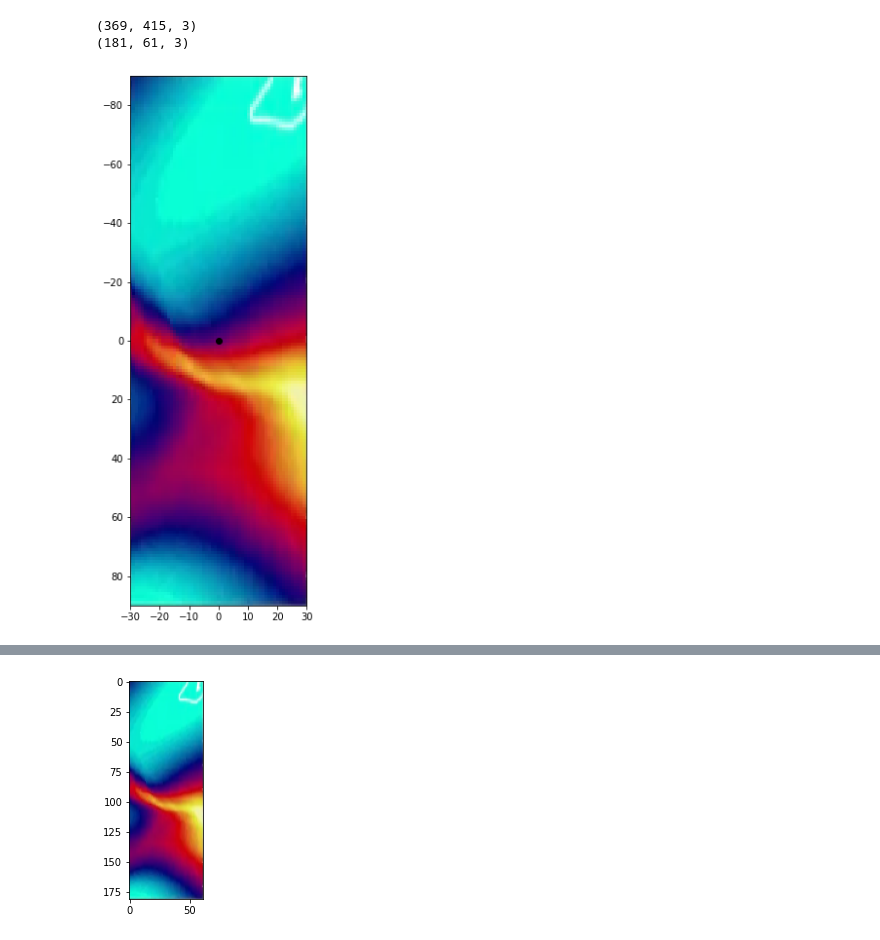
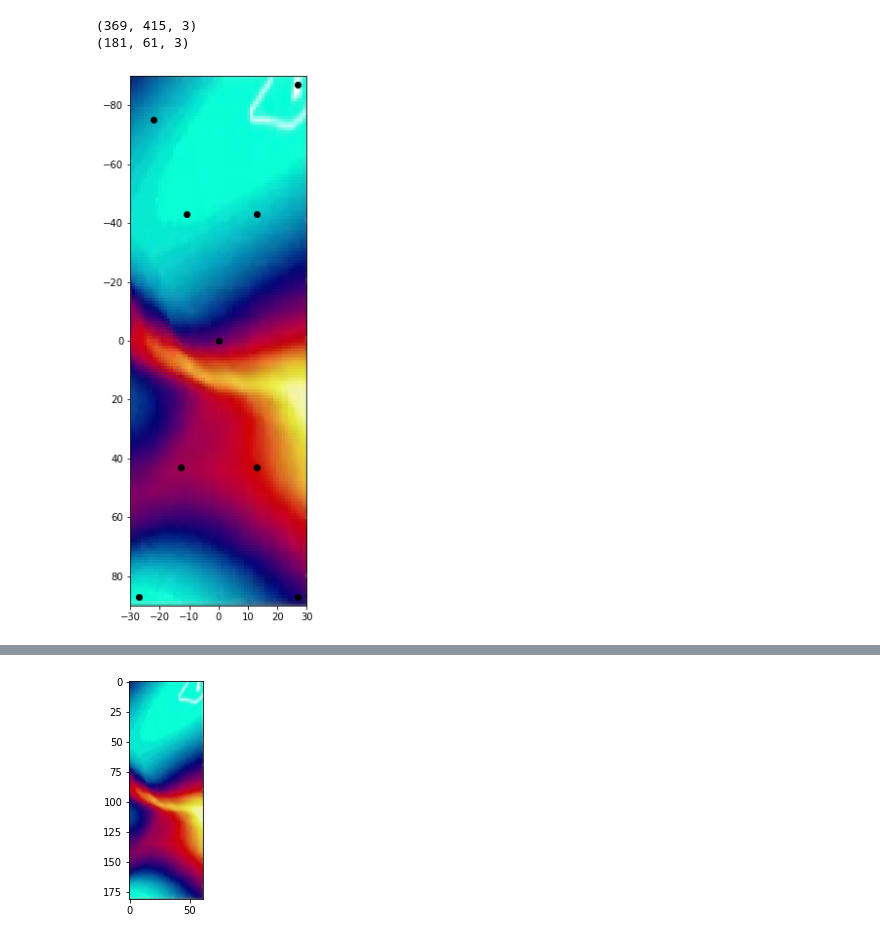
Before and after one commit to D-Gaard/bachelor, a Jupyter notebook: selectBestAngles.ipynb, the cells around one changed output, grey strips where cells are left out. Cells and saved outputs as stored; diff of their text form; code cells hidden in the pictures.

```diff
--- a/selectBestAngles.ipynb
+++ b/selectBestAngles.ipynb
@@ -15,15 +15,23 @@ print(img_r.shape)
 (369, 415, 3)
 (181, 61, 3)
 # %%
+sel_angles = [(-87,27),(-75,-22),(0,0),(87,-27),(87,27),(-43,13),(-43,-11),(43,-13),(43,13)]
+x = []
+y = []
+for i in range(len(sel_angles)):
+  prim, sec = sel_angles[i]
+  x.append(sec)
+  y.append(prim)
+
 im = plt.imread(p)
 im = img_r
 plt.figure(figsize=(8, 10))
 implot = plt.imshow(
     im, extent=[-im.shape[1]/2., im.shape[1]/2., -im.shape[0]/2., im.shape[0]/2.],origin='lower')
-plt.scatter([0],[0],c="black")
+plt.scatter(x,y,c="black")
 plt.xlim(-30, 30)
 plt.ylim(90, -90)
 
 plt.show()
 # %% [output]
-[figure, old version]
+[figure, new version]
```
Also changed, not shown: parts of 1 cell of this notebook, 3 other files.
